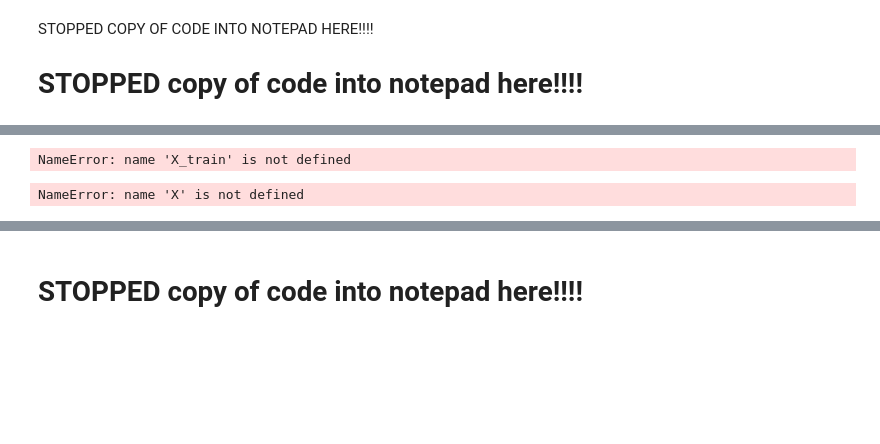
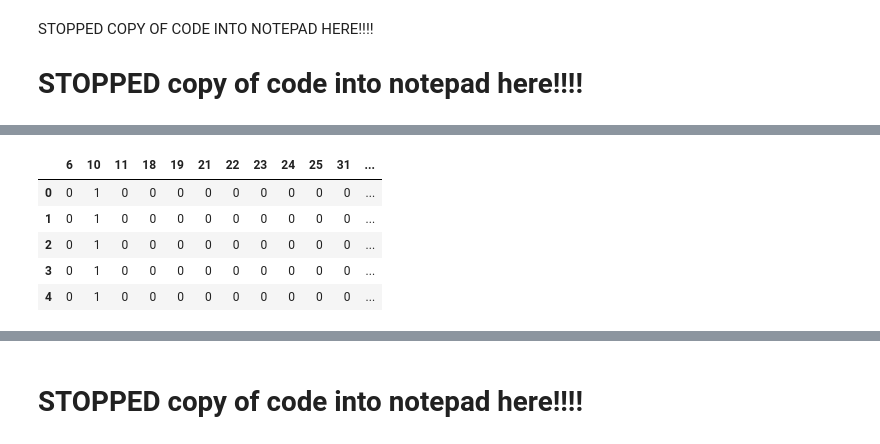
Before and after one commit to stacysandy/Data-Science-Practicum-II, a Jupyter notebook: Stacey_Sandy-Practicum_II.ipynb, the cells around one changed output, grey strips where cells are left out. Drawn from its saved outputs; the diff is of its cells as text; code cells hidden in the pictures; blank space fills up the shorter version.

```diff
--- a/Stacey_Sandy-Practicum_II.ipynb
+++ b/Stacey_Sandy-Practicum_II.ipynb
@@ -2161,10 +2105,0 @@ pandas.core.series.Series
-# %%
-# Convert columns to categorical types
-COK12_df3 = COK12_df3.astype({
-    'district_code':'category',
-    'admin_unit': 'category',
-    'school_code':'category',
-    'fund_code':'category',
-    'location_code':'category',
-    'object_source_code':'category',
-})
@@ -2527 +2729,7 @@ target=COK12_df3_knn['knn_district_code']
+# %%
+# Select the data frame to use for knn ml and copy the dataframe
+COK12_knn = COK12_df3.copy()
+# %%
+# Set our max columns to none so we can view every column in the dataset.
+pd.options.display.max_columns = None
 # %%
@@ -2558,10 +2744,2 @@ clf.fit
-# %%
-scaler = StandardScaler()
-scaler.fit(X_train)
-# %% [output]
-NameError: name 'X_train' is not defined
-# %%
-# Split data into test and train data
-X_train, X_test, y_train, y_test = train_test_split(X, y, test_size=0.20)
-# %% [output]
-NameError: name 'X' is not defined
+# %%
+COK12_OHE = pd.get_dummies(COK12_knn['fund_code'], dtype=int)
@@ -2567,0 +2749,9 @@ NameError: name 'X' is not defined
+# %%
+COK12_OHE.head()
+# %% [output]
+|  | 6 | 10 | 11 | 18 | 19 | 21 | 22 | 23 | 24 | 25 | 31 | ... |
+| 0 | 0 | 1 | 0 | 0 | 0 | 0 | 0 | 0 | 0 | 0 | 0 | ... |
+| 1 | 0 | 1 | 0 | 0 | 0 | 0 | 0 | 0 | 0 | 0 | 0 | ... |
+| 2 | 0 | 1 | 0 | 0 | 0 | 0 | 0 | 0 | 0 | 0 | 0 | ... |
+| 3 | 0 | 1 | 0 | 0 | 0 | 0 | 0 | 0 | 0 | 0 | 0 | ... |
+| 4 | 0 | 1 | 0 | 0 | 0 | 0 | 0 | 0 | 0 | 0 | 0 | ... |
```
Also changed, not shown: parts of 92 cells of this notebook.
